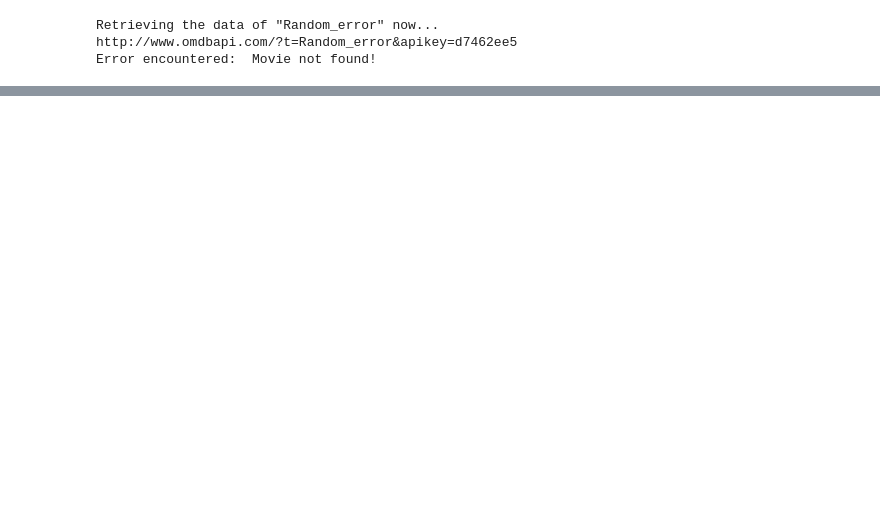
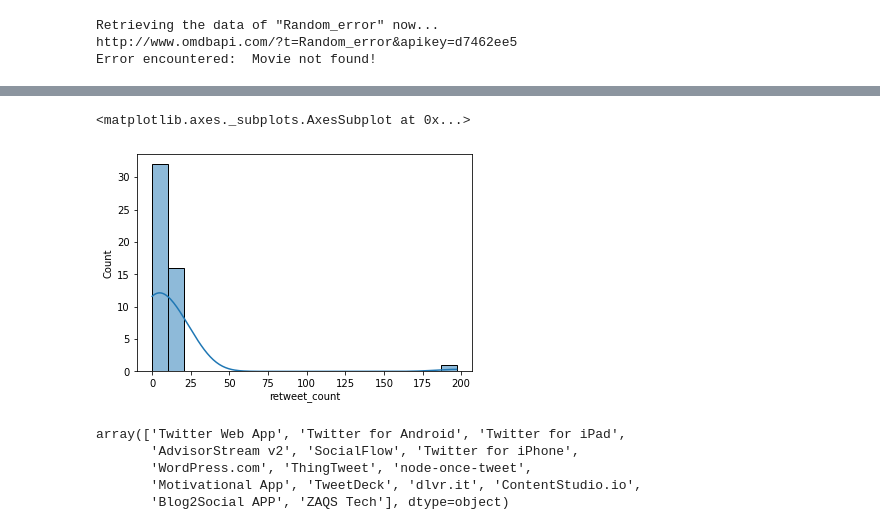
Before and after one commit to ninadcpa/DSC540, a Jupyter notebook: Week_9_10_Exercise.ipynb, the cells around one changed output, grey strips where cells are left out. Saved outputs shown, nothing was run; the diff lists cells and outputs as text; code cells hidden in the pictures; blank space fills up the shorter version.

```diff
--- a/Week_9_10_Exercise.ipynb
+++ b/Week_9_10_Exercise.ipynb
@@ -241,0 +432,42 @@ Error encountered:  Movie not found!
+# %%
+import pandas as pd
+
+my_demo_list = []
+for tweet in api.search(q="apple vs epic games", lang="en", count=50):
+    # print(f"{tweet._json}")
+    json_str = json.dumps(tweet._json)
+
+    #deserialise string into python object
+    each_dictionary = json.loads(json_str)
+
+    #print(json.dumps(parsed, indent=4, sort_keys=True))
+
+    #for each_dictionary in all_data:
+    tweet_id = each_dictionary['user']['screen_name']
+    whole_tweet = each_dictionary['text']
+    only_url = whole_tweet[whole_tweet.find('https'):]
+    favorite_count = each_dictionary['favorite_count']
+    retweet_count = each_dictionary['retweet_count']
+    created_at = each_dictionary['created_at']
+    whole_source = each_dictionary['source']
+    only_device = whole_source[whole_source.find('rel="nofollow">') + 15:-4]
+    source = only_device
+    retweeted_status = each_dictionary['retweeted_status'] = each_dictionary.get('retweeted_status', 'Original tweet')
+    if retweeted_status == 'Original tweet':
+        url = only_url
+    else:
+        retweeted_status = 'This is a retweet'
+        url = 'This is a retweet'
+
+    my_demo_list.append({'tweet_id': str(tweet_id),
+                          'favorite_count': int(favorite_count),
+                          'retweet_count': int(retweet_count),
+                          'url': url,
+                          'created_at': created_at,
+                          'source': source,
+                          'retweeted_status': retweeted_status,
+                        })
+
+tweet_df = pd.DataFrame(my_demo_list, columns = ['tweet_id', 'favorite_count',
+                                                       'retweet_count', 'created_at',
+                                                       'source', 'retweeted_status', 'url'])
@@ -241,0 +494,13 @@ Error encountered:  Movie not found!
+# %%
+sns.histplot(tweet_df['retweet_count'],kde=True)
+# %% [output]
+<matplotlib.axes._subplots.AxesSubplot at 0x...>
+[figure, added]
+# %%
+tweet_df['source'].unique()
+# %% [output]
+array(['Twitter Web App', 'Twitter for Android', 'Twitter for iPad',
+       'AdvisorStream v2', 'SocialFlow', 'Twitter for iPhone',
+       'WordPress.com', 'ThingTweet', 'node-once-tweet',
+       'Motivational App', 'TweetDeck', 'dlvr.it', 'ContentStudio.io',
+       'Blog2Social APP', 'ZAQS Tech'], dtype=object)
```
Also changed, not shown: parts of 49 cells of this notebook.
